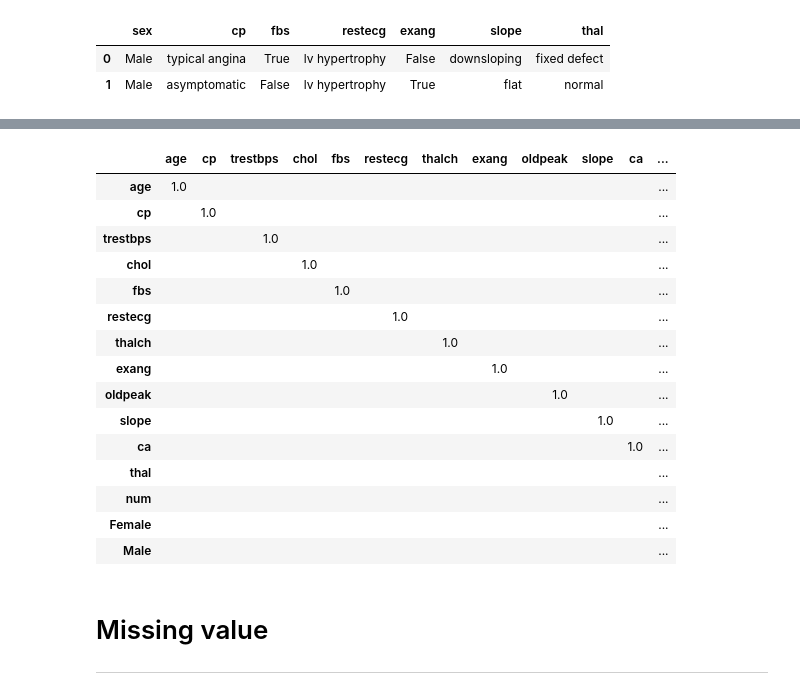
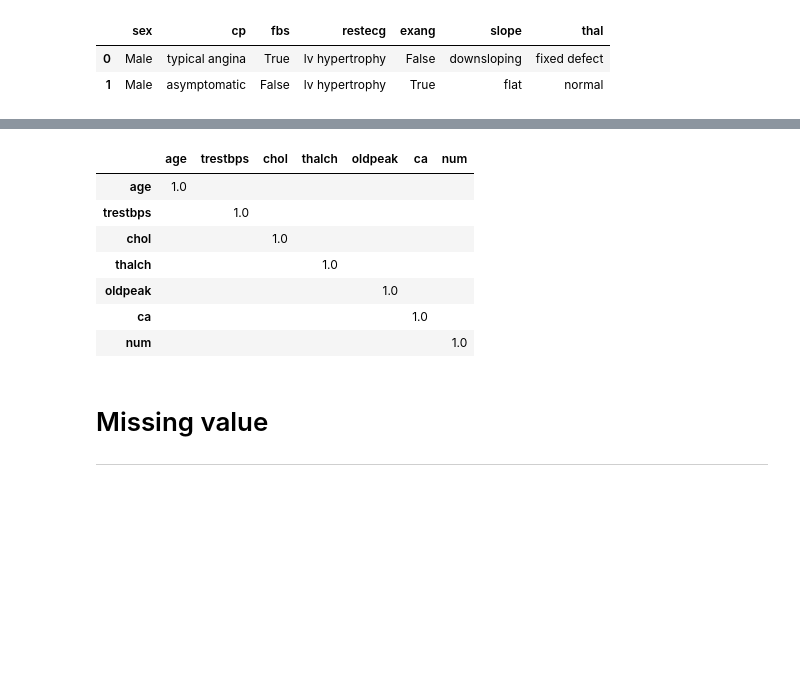
Before and after one commit to Pepi10/ML, a Jupyter notebook: 1Heart_Disease_re.ipynb, the cells around one changed output, grey strips where cells are left out. Drawn from its saved outputs; the diff is of its cells as text; code cells hidden in the pictures; blank space fills up the shorter version.

```diff
--- a/1Heart_Disease_re.ipynb
+++ b/1Heart_Disease_re.ipynb
@@ -261,4 +261,4 @@ df.cp = df.cp.apply(cp)
 # %%
-df = df.drop(columns = {'sex'}).join(pd.get_dummies(df['sex']))
+# df = df.drop(columns = {'sex'}).join(pd.get_dummies(df['sex']))
 # %%
 plt.figure(figsize = (15,10))
@@ -269,22 +269,14 @@ sns.heatmap(df.corr(), cmap = "coolwarm")
 # %%
-df.corr()[df.corr() > 0.8].fillna('')
+df.select_dtypes(include = "number").corr()[df.select_dtypes(include = "number").corr() > 0.8].fillna('')
 # %% [output]
-|  | age | cp | trestbps | chol | fbs | restecg | thalch | exang | oldpeak | slope | ca | ... |
-| age | 1.0 |  |  |  |  |  |  |  |  |  |  | ... |
-| cp |  | 1.0 |  |  |  |  |  |  |  |  |  | ... |
-| trestbps |  |  | 1.0 |  |  |  |  |  |  |  |  | ... |
-| chol |  |  |  | 1.0 |  |  |  |  |  |  |  | ... |
-| fbs |  |  |  |  | 1.0 |  |  |  |  |  |  | ... |
-| restecg |  |  |  |  |  | 1.0 |  |  |  |  |  | ... |
-| thalch |  |  |  |  |  |  | 1.0 |  |  |  |  | ... |
-| exang |  |  |  |  |  |  |  | 1.0 |  |  |  | ... |
-| oldpeak |  |  |  |  |  |  |  |  | 1.0 |  |  | ... |
-| slope |  |  |  |  |  |  |  |  |  | 1.0 |  | ... |
-| ca |  |  |  |  |  |  |  |  |  |  | 1.0 | ... |
-| thal |  |  |  |  |  |  |  |  |  |  |  | ... |
-| num |  |  |  |  |  |  |  |  |  |  |  | ... |
-| Female |  |  |  |  |  |  |  |  |  |  |  | ... |
-| Male |  |  |  |  |  |  |  |  |  |  |  | ... |
+|  | age | trestbps | chol | thalch | oldpeak | ca | num |
+| age | 1.0 |  |  |  |  |  |  |
+| trestbps |  | 1.0 |  |  |  |  |  |
+| chol |  |  | 1.0 |  |  |  |  |
+| thalch |  |  |  | 1.0 |  |  |  |
+| oldpeak |  |  |  |  | 1.0 |  |  |
+| ca |  |  |  |  |  | 1.0 |  |
+| num |  |  |  |  |  |  | 1.0 |
 # %%
 df[['exang','fbs']] = df[['exang','fbs']].astype('bool')
 # %% [markdown]
```
Also changed, not shown: parts of 20 cells of this notebook.
